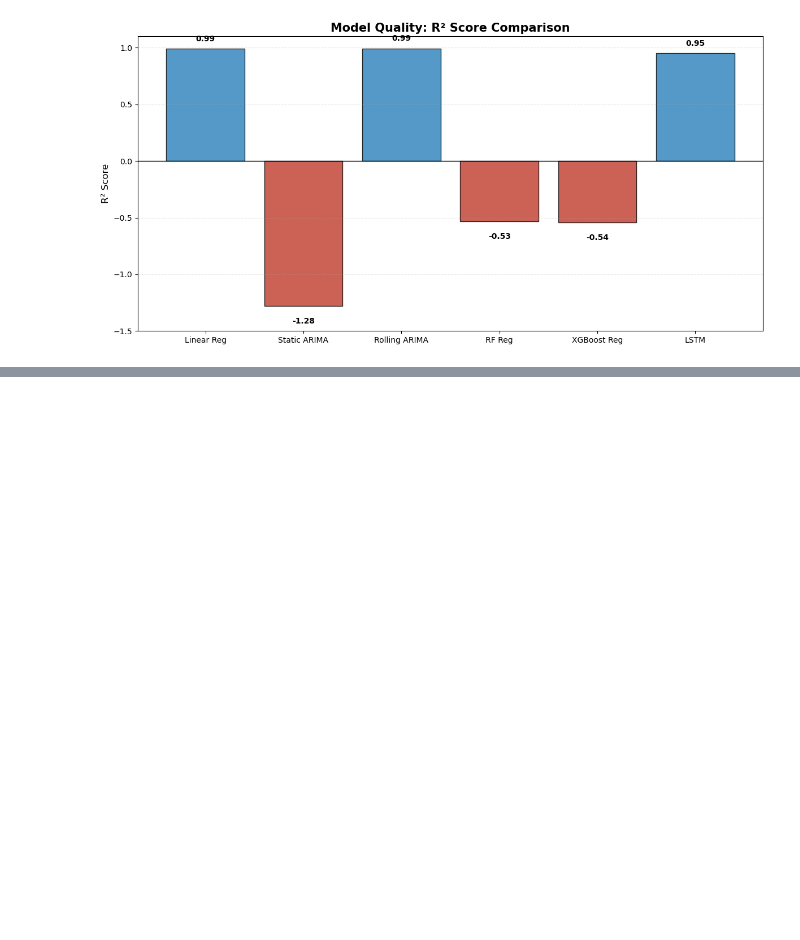
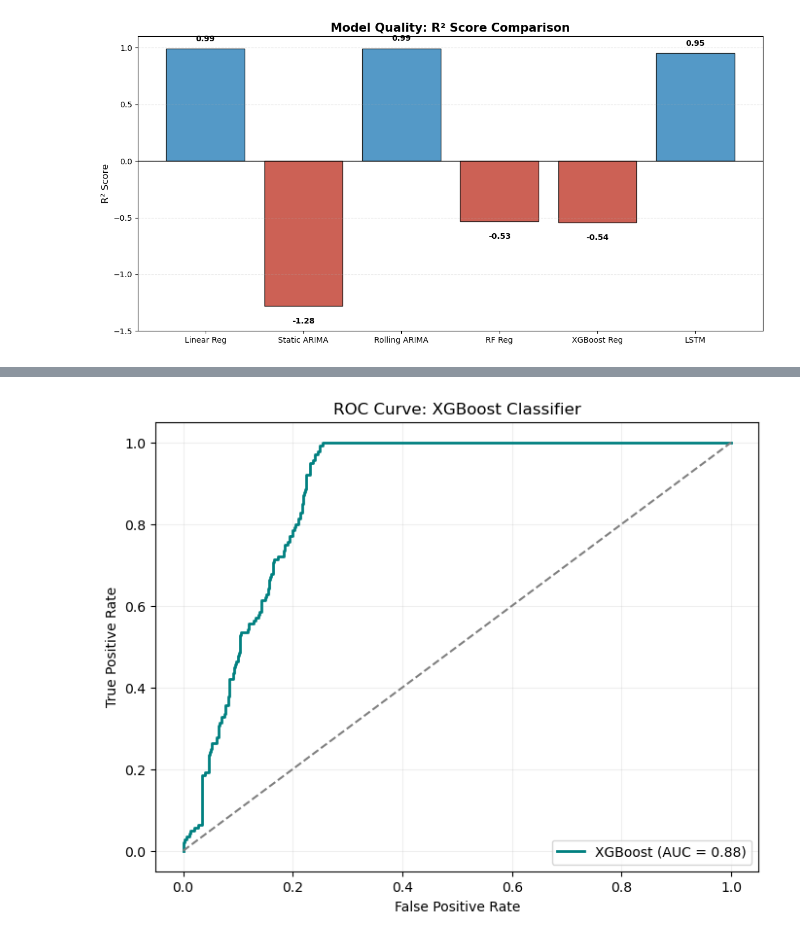
Before and after one commit to Denim951/stock-price-forecasting, a Jupyter notebook: stock_model_development.ipynb, the cells around one changed output, grey strips where cells are left out. Cells and saved outputs as stored; diff of their text form; code cells hidden in the pictures; blank space fills up the shorter version.

```diff
--- a/stock_model_development.ipynb
+++ b/stock_model_development.ipynb
@@ -1051,0 +1099,21 @@ plt.show()
+# %%
+# 1. Get probabilities for the "Up" class (1)
+xgb_probs = xgb_class.predict_proba(X_test_dir)[:, 1]
+
+# 2. Calculate ROC and AUC using the y_test_class label you used for RF
+fpr, tpr, _ = roc_curve(y_test_class, xgb_probs)
+roc_auc_val = auc(fpr, tpr)
+
+# 3. Plotting
+plt.figure(figsize=(8, 6))
+plt.plot(fpr, tpr, color='#008080', lw=2, label=f'XGBoost (AUC = {roc_auc_val:.2f})')
+plt.plot([0, 1], [0, 1], color='gray', linestyle='--')
+plt.title('ROC Curve: XGBoost Classifier')
+plt.xlabel('False Positive Rate')
+plt.ylabel('True Positive Rate')
+plt.legend(loc="lower right")
+plt.grid(alpha=0.2)
+plt.savefig("figures/ROC_XGBoost_Classifier.png", dpi=300)
+plt.show()
+# %% [output]
+[figure, added]
```
Also changed, not shown: parts of 5 cells of this notebook, 4 other files.
